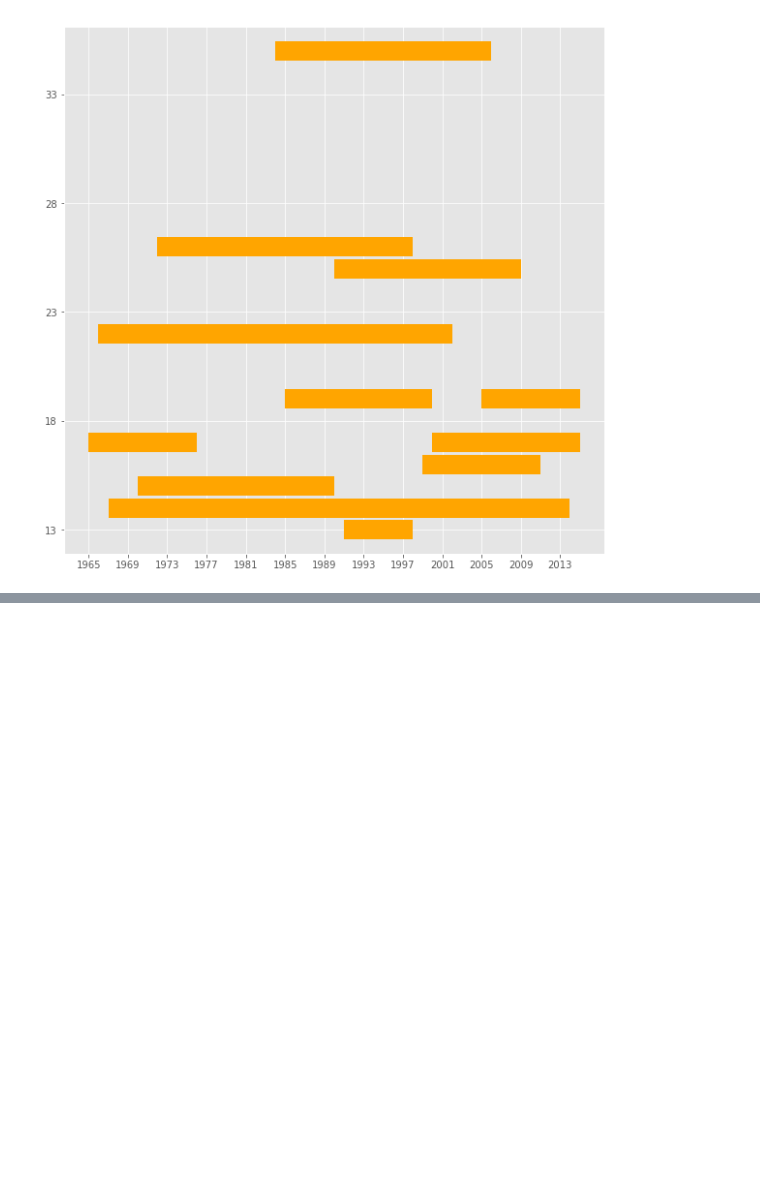
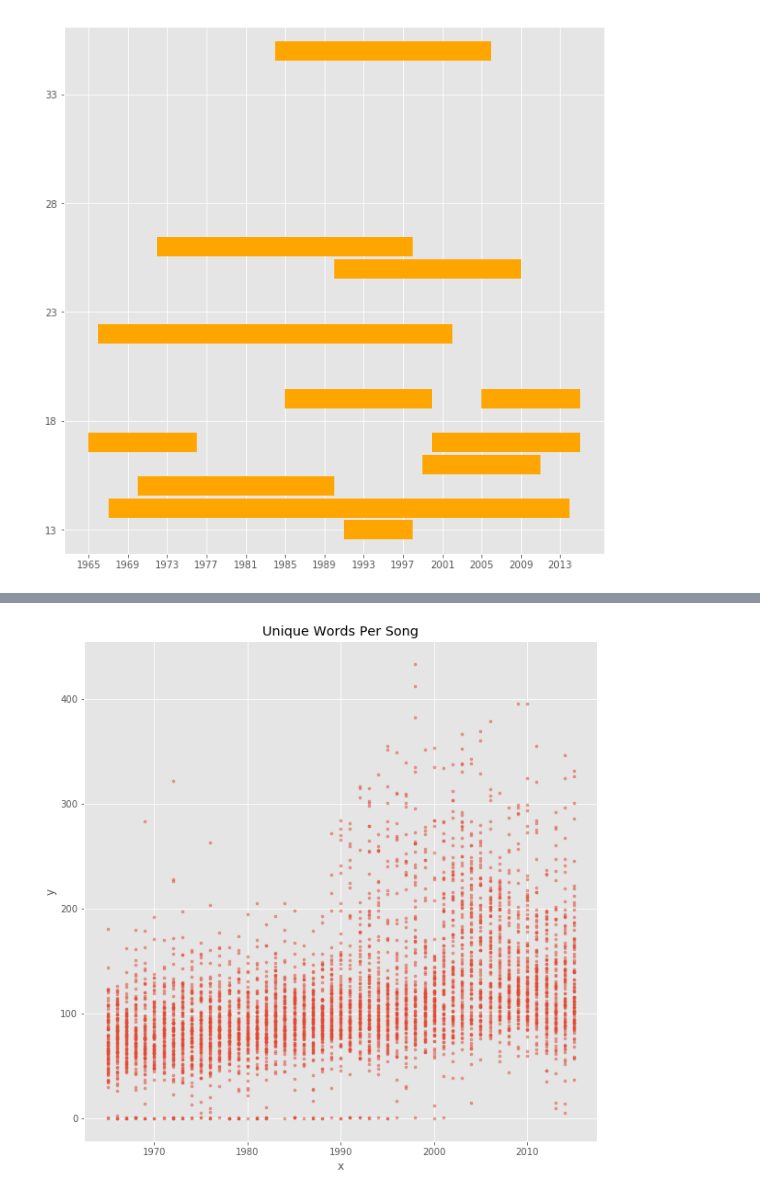
Before and after one commit to manulohiya/lyrics-billboard, a Jupyter notebook: notebooks/lyrics.ipynb, the cells around one changed output, grey strips where cells are left out. Drawn from its saved outputs; the diff is of its cells as text; code cells hidden in the pictures; blank space fills up the shorter version.

```diff
--- a/notebooks/lyrics.ipynb
+++ b/notebooks/lyrics.ipynb
@@ -192,0 +231,3 @@ fig.savefig(path.join('..', 'assets', 'career_range.png'))
+# %%
+df['Unique_Word_Count'] = 0
+df.head()
@@ -192,0 +247,11 @@ fig.savefig(path.join('..', 'assets', 'career_range.png'))
+# %%
+length = len(df)
+df_new = df
+# %%
+# df_new.dropna('Lyrics', inplace = True)
+# DataFrame.dropna(axis=0, how='any', thresh=None, subset=None, inplace=False)
+df_new.dropna(subset = ['Lyrics'], inplace = True)
+df_new.reset_index(inplace=True)
+new_length = len(df_new)
+print new_length
+df_new.head(43)
@@ -192,0 +277,7 @@ fig.savefig(path.join('..', 'assets', 'career_range.png'))
+# %%
+i = 0
+for i in range(new_length):
+    uniqueCount = unique_count(df_new.Lyrics[i])
+    df_new.Unique_Word_Count[i] = uniqueCount
+
+df_new.tail(20)
@@ -192,0 +308,20 @@ fig.savefig(path.join('..', 'assets', 'career_range.png'))
+# %%
+# Create data
+N = 500
+x = df_new.Year
+y = df_new.Unique_Word_Count
+colors = (0,0,0)
+area = np.pi*3
+
+
+fig = plt.figure(figsize=(10, 10))
+ax = fig.add_subplot(111)
+
+# Plot
+plt.scatter(x, y, s=area, alpha=0.5)
+plt.title('Unique Words Per Song')
+plt.xlabel('x')
+plt.ylabel('y')
+plt.show()
+# %% [output]
+[figure, added]
```
Also changed, not shown: parts of 17 cells of this notebook, 6 other files.
